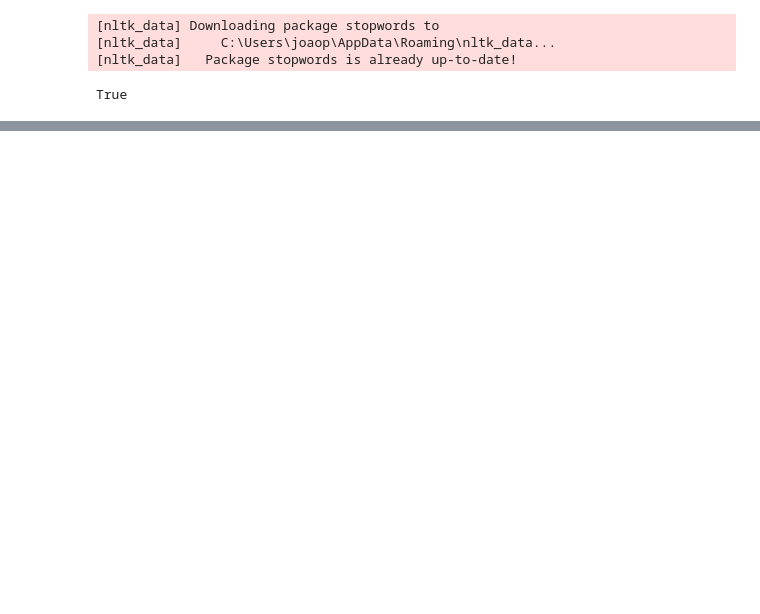
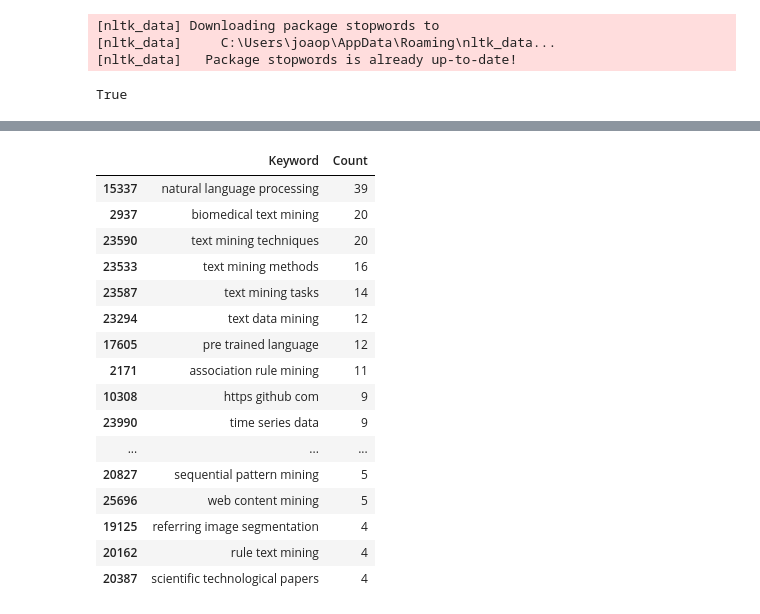
Before and after one commit to joaoprdias/arxplorer, a Jupyter notebook: notebooks/get_arxiv_data.ipynb, the cells around one changed output, grey strips where cells are left out. Saved outputs shown, nothing was run; the diff lists cells and outputs as text; code cells hidden in the pictures; blank space fills up the shorter version.

```diff
--- a/notebooks/get_arxiv_data.ipynb
+++ b/notebooks/get_arxiv_data.ipynb
@@ -249 +263,21 @@ articles.head()
+# %%
+trigrams
+# %% [output]
+|  | Keyword | Count |
+| 15337 | natural language processing | 39 |
+| 2937 | biomedical text mining | 20 |
+| 23590 | text mining techniques | 20 |
+| 23533 | text mining methods | 16 |
+| 23587 | text mining tasks | 14 |
+| 23294 | text data mining | 12 |
+| 17605 | pre trained language | 12 |
+| 2171 | association rule mining | 11 |
+| 10308 | https github com | 9 |
+| 23990 | time series data | 9 |
+| ... | ... | ... |
+| 20827 | sequential pattern mining | 5 |
+| 25696 | web content mining | 5 |
+| 19125 | referring image segmentation | 4 |
+| 20162 | rule text mining | 4 |
+| 20387 | scientific technological papers | 4 |
 # %%
```
Also changed, not shown: parts of 4 cells of this notebook.
